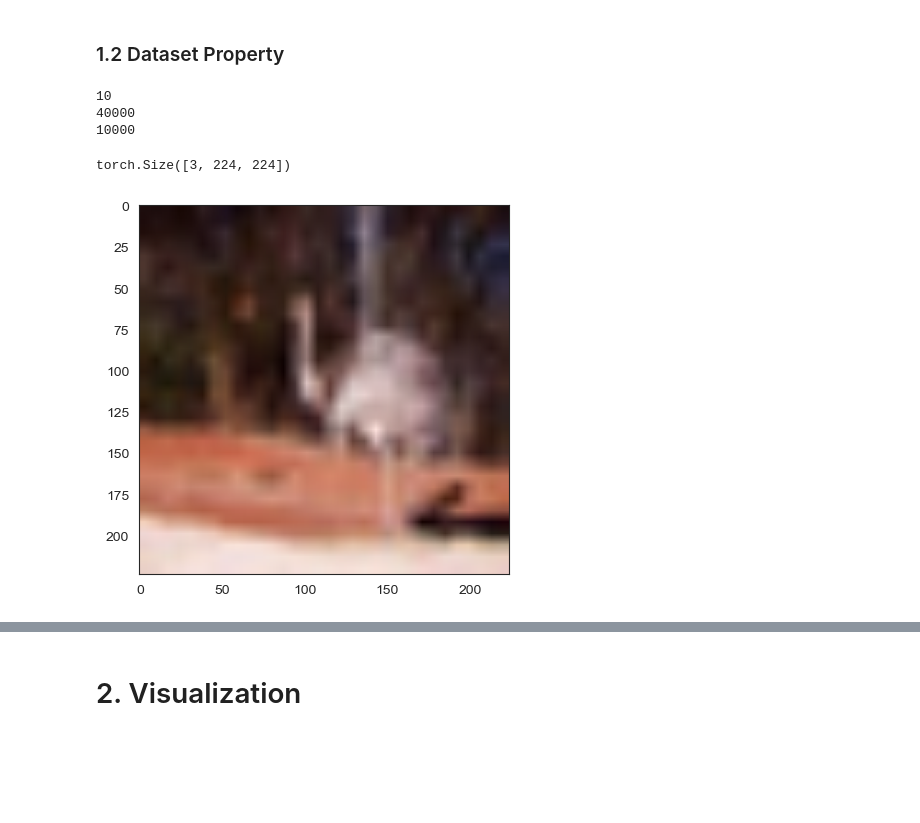
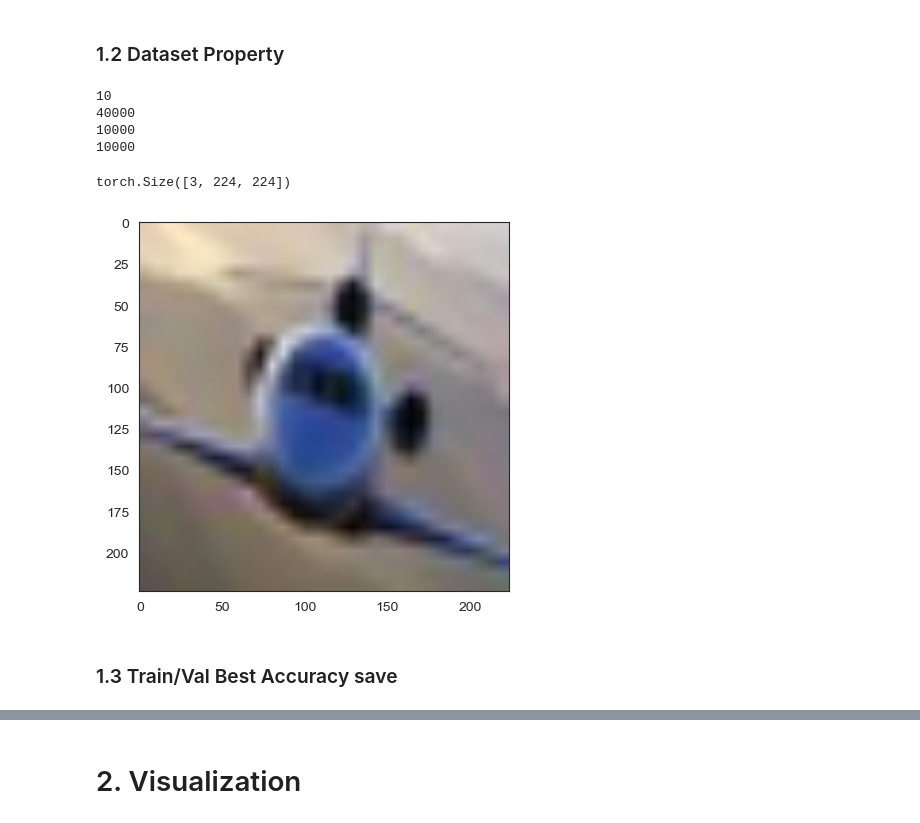
Before and after one commit to 23-Fall-Graduation-Thesis/Indium, a Jupyter notebook: visualization.ipynb, the cells around one changed output, grey strips where cells are left out. Cells and saved outputs as stored; diff of their text form; code cells hidden in the pictures; blank space fills up the shorter version.

```diff
--- a/visualization.ipynb
+++ b/visualization.ipynb
@@ -177,19 +179,24 @@ SyntaxError: expression cannot contain assignment, perhaps you meant "=="? (1303
 # %%
 print(num_class)
 print(len(trainloader.dataset))
+print(len(validloader.dataset))
 print(len(testloader.dataset))
 # %% [output]
 10
 40000
 10000
+10000
 # %%
 from utils.visualize_tool import visualize_tensor
 # %%
-image = trainloader.dataset[0][0]
+img_idx = 6
+image = trainloader.dataset[img_idx][0]
 print(image.shape)
 
 sns.set_style("white")
 visualize_tensor(image)
 # %% [output]
 torch.Size([3, 224, 224])
-[figure, old version]
+[figure, new version]
+# %% [markdown]
+### 1.3 Train/Val Best Accuracy save
```
Also changed, not shown: parts of 18 cells of this notebook, 3 other files.
